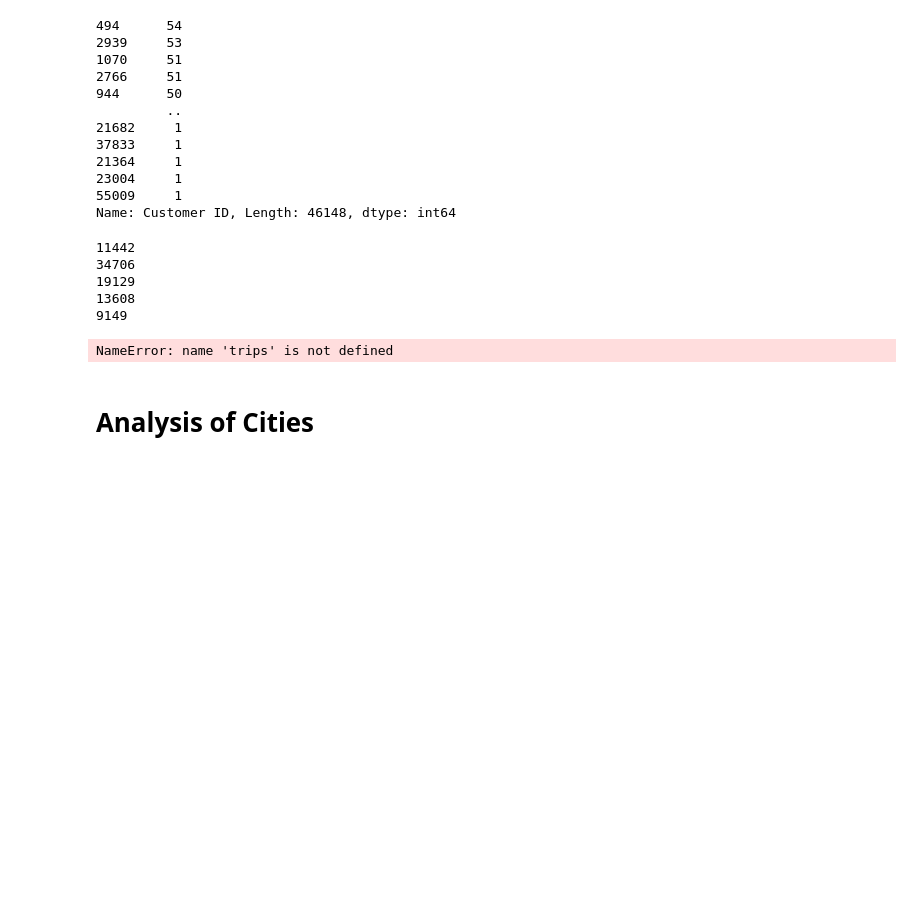
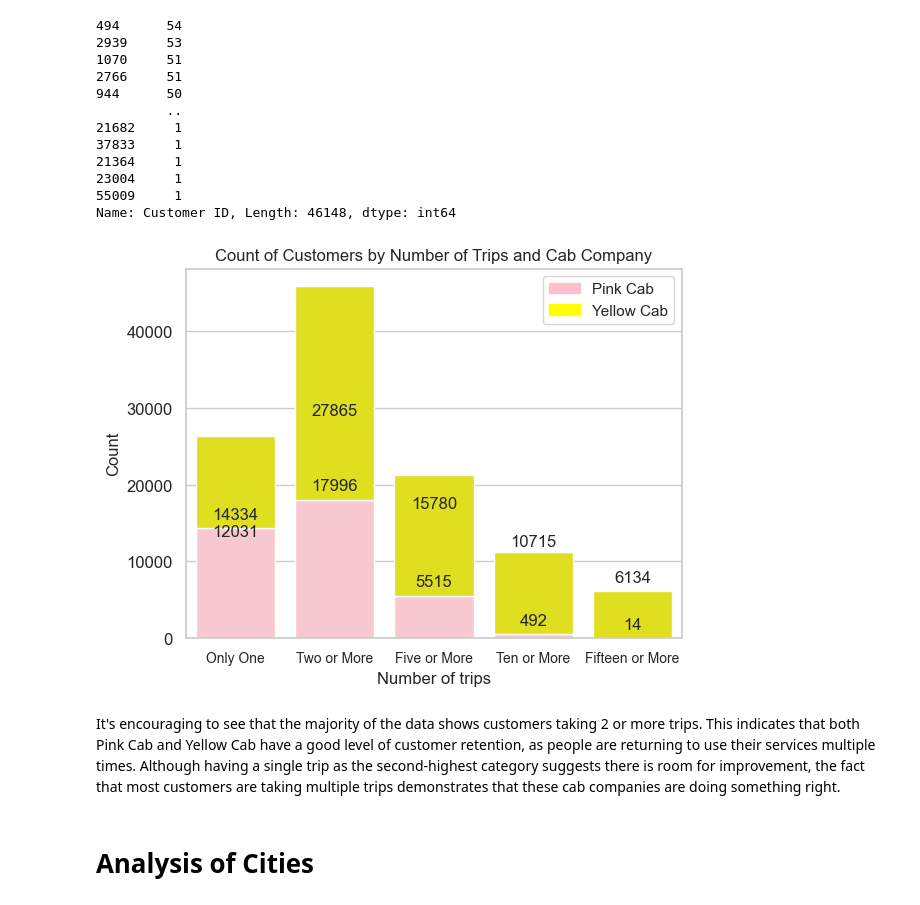
Before and after one commit to tassalor1/data_glacier, a Jupyter notebook: G2M Case Study/EDA.ipynb, the cells around one changed output. Saved outputs shown, nothing was run; the diff lists cells and outputs as text; code cells hidden in the pictures; blank space fills up the shorter version.

```diff
--- a/G2M Case Study/EDA.ipynb
+++ b/G2M Case Study/EDA.ipynb
@@ -939,53 +969,58 @@ Name: Customer ID, Length: 46148, dtype: int64
 pink_rides = pink_df['Customer ID'].value_counts()
 yellow_rides = yellow_df['Customer ID'].value_counts()
-# %%
-only_one = num_trips_per_customer <= 1
-two_or_more = num_trips_per_customer > 1
-five_or_more = num_trips_per_customer >= 5
-ten_or_more = num_trips_per_customer >= 10
-fiveteen_or_more = num_trips_per_customer >= 15
-print(only_one.sum())
-print(two_or_more.sum())
-print(five_or_more.sum())
-print(ten_or_more.sum())
-print(fiveteen_or_more.sum())
-# %% [output]
-11442
-34706
-19129
-13608
-9149
 # %%
-pink_rides = pink_df['Customer ID'].value_counts()
-yellow_rides = yellow_df['Customer ID'].value_counts()
 
+def count_customers(condition, rides):
+    return sum(condition(rides))
 
-# Create a bar chart using seaborn
+# List of trips
+trips = ['Only One', 'Two or More', 'Five or More', 'Ten or More', 'Fifteen or More']
+
+# Pink trip categories
+pink_counts = [
+    count_customers(lambda x: x <= 1, pink_rides),
+    count_customers(lambda x: x > 1, pink_rides),
+    count_customers(lambda x: x >= 5, pink_rides),
+    count_customers(lambda x: x >= 10, pink_rides),
+    count_customers(lambda x: x >= 15, pink_rides)
+]
+# Yellow trip categories
+yellow_counts = [
+    count_customers(lambda x: x <= 1, yellow_rides),
+    count_customers(lambda x: x > 1, yellow_rides),
+    count_customers(lambda x: x >= 5, yellow_rides),
+    count_customers(lambda x: x >= 10, yellow_rides),
+    count_customers(lambda x: x >= 15, yellow_rides)
+]
+
+bar_data = pd.DataFrame({'Trips': trips, 'Pink': pink_counts, 'Yellow': yellow_counts})
+
 sns.set(style="whitegrid")
-ax = sns.barplot(x=trips, y=pink_rides, color='#FFC0CB')
-ax = sns.barplot(x=trips, y=yellow_rides, color='#FFFF00', bottom=pink_rides)
+ax = sns.barplot(x='Trips', y='Pink', data=bar_data, color='#FFC0CB')
+ax = sns.barplot(x='Trips', y='Yellow', data=bar_data, color='#FFFF00', bottom=bar_data['Pink'])
 ax.set(xlabel='Number of trips', ylabel='Count', title='Count of Customers by Number of Trips and Cab Company')
-ax.legend(['Pink Cab', 'Yellow Cab'])
 
+# Patches for colors
+pink_patch = mpatches.Patch(color='#FFC0CB', label='Pink Cab')
+yellow_patch = mpatches.Patch(color='#FFFF00', label='Yellow Cab')
+ax.legend(handles=[pink_patch, yellow_patch])
 
-# Add values on top of each bar
+# Values on top of each bar color
 for p in ax.patches:
     value = "{:.0f}".format(p.get_height())
     ax.annotate(value,
                 (p.get_x() + p.get_width() / 2., p.get_height()),
                 ha='center', va='center',
                 xytext=(0, 10),
                 textcoords='offset points')
 
-
-# Set the font size of the x-axis and y-axis labels
 plt.xticks(fontsize=10)
 plt.yticks(fontsize=12)
-
-
 plt.show()
 # %% [output]
-NameError: name 'trips' is not defined
+[figure, added]
+# %% [markdown]
+It's encouraging to see that the majority of the data shows customers taking 2 or more trips. This indicates that both Pink Cab and Yellow Cab have a good level of customer retention, as people are returning to use their services multiple times. Although having a single trip as the second-highest category suggests there is room for improvement, the fact that most customers are taking multiple trips demonstrates that these cab companies are doing something right.
 # %% [markdown]
 # Analysis of Cities
 # %%
```
Also changed, not shown: parts of 58 cells of this notebook.
